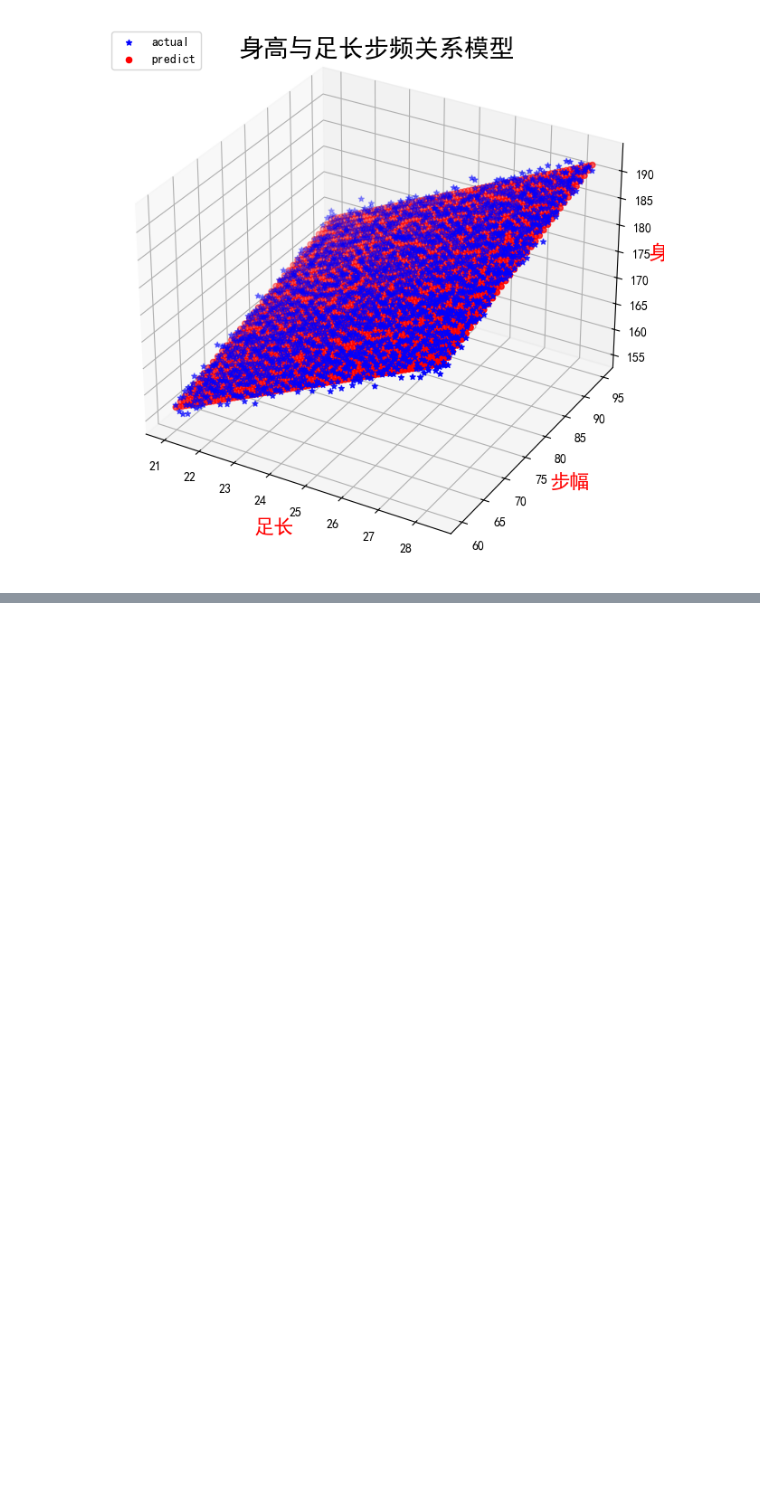
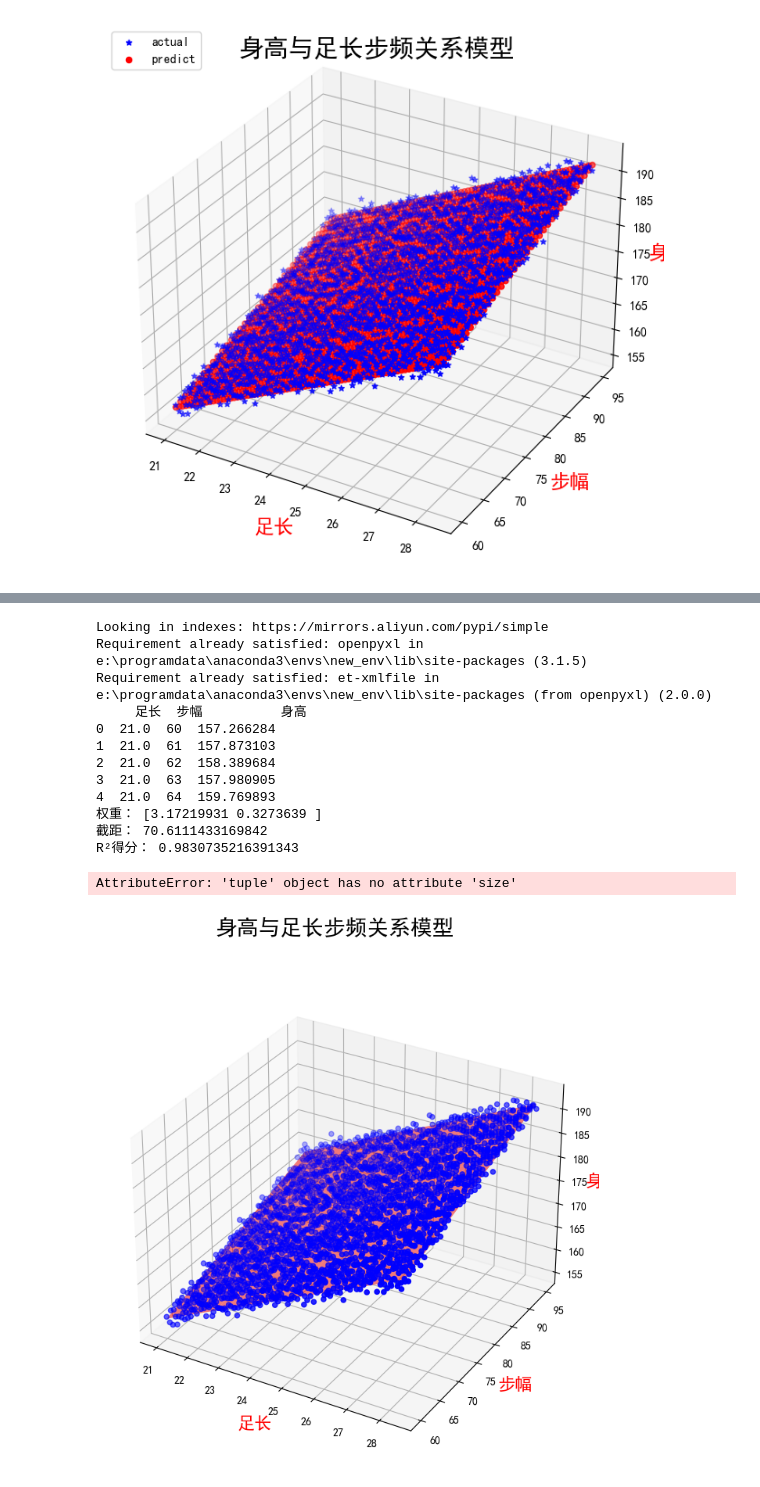
Before and after one commit to yuanquanQQ/odg01, a Jupyter notebook: ex2.1.ipynb, the cells around one changed output, grey strips where cells are left out. Saved outputs shown, nothing was run; the diff lists cells and outputs as text; code cells hidden in the pictures; blank space fills up the shorter version.

```diff
--- a/ex2.1.ipynb
+++ b/ex2.1.ipynb
@@ -148,0 +136,73 @@ plt.show()
+# %%
+# 安装 openpyxl 库
+!pip install openpyxl
+
+# 导入必要的库
+import numpy as np
+import pandas as pd
+import matplotlib.pyplot as plt
+from mpl_toolkits.mplot3d import Axes3D
+from sklearn.linear_model import LinearRegression
+
+# 读取数据
+df = pd.read_excel("身高预测参照表-1.xlsx", engine="openpyxl")
+print(df.head())  # 检查数据是否成功加载
+
+# 获取数据
+x_data = df.drop(columns=['身高'], axis=1)
+y_data = df['身高']
+
+# 确保数据形状一致
+x1_data = x_data['足长'].values.flatten()
+x2_data = x_data['步幅'].values.flatten()
+y_data = y_data.values.flatten()
+
+# 训练模型
+lr = LinearRegression()
+lr.fit(x_data, y_data)
+y_pred = lr.predict(x_data)
+
+# 打印模型参数
+print("权重：", lr.coef_)
+print("截距：", lr.intercept_)
+print("R²得分：", lr.score(x_data, y_data))
+
+# 绘制3D图
+fig = plt.figure(figsize=(10, 8))
+ax3d = fig.add_subplot(111, projection='3d')
+
+# 散点图
+ax3d.scatter(x1_data, x2_data, y_data, c='b', marker='o', label='实际值')
+
+# 拟合平面
+xx, yy = np.meshgrid(np.linspace(x1_data.min(), x1_data.max(), 10),
+                     np.linspace(x2_data.min(), x2_data.max(), 10))
+zz = lr.coef_[0] * xx + lr.coef_[1] * yy + lr.intercept_
+ax3d.plot_surface(xx, yy, zz, color='r', alpha=0.5, label='预测值')
+
+# 设置轴标签
+ax3d.set_xlabel('足长', color='r', fontsize=16)
+ax3d.set_ylabel('步幅', color='r', fontsize=16)
+ax3d.set_zlabel('身高', color='r', fontsize=16)
+
+# 设置标题和图例
+plt.suptitle("身高与足长步频关系模型", fontsize=20)
+plt.legend(loc='upper left')
+
+# 显示图形
+plt.show()
+# %% [output]
+Looking in indexes: https://mirrors.aliyun.com/pypi/simple
+Requirement already satisfied: openpyxl in e:\programdata\anaconda3\envs\new_env\lib\site-packages (3.1.5)
+Requirement already satisfied: et-xmlfile in e:\programdata\anaconda3\envs\new_env\lib\site-packages (from openpyxl) (2.0.0)
+     足长  步幅          身高
+0  21.0  60  157.266284
+1  21.0  61  157.873103
+2  21.0  62  158.389684
+3  21.0  63  157.980905
+4  21.0  64  159.769893
+权重： [3.17219931 0.3273639 ]
+截距： 70.6111433169842
+R²得分： 0.9830735216391343
+AttributeError: 'tuple' object has no attribute 'size'
+[figure, added]
```
Also changed, not shown: parts of 5 cells of this notebook.
